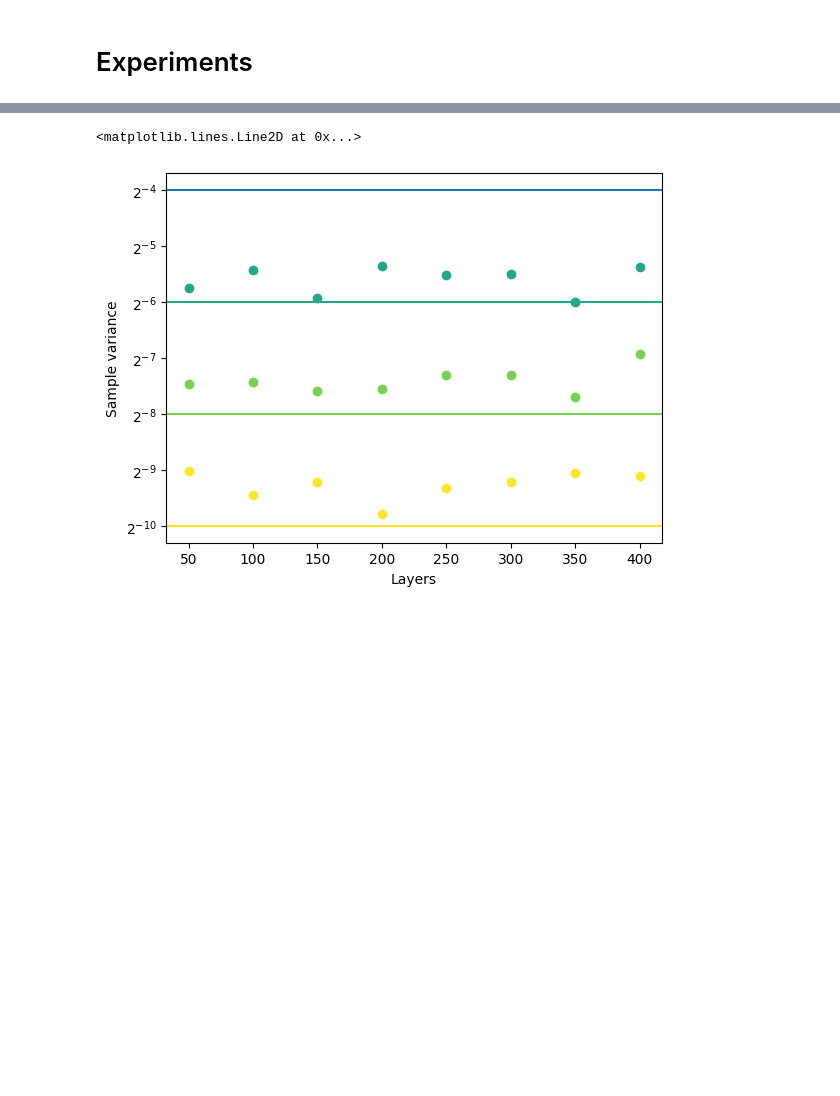
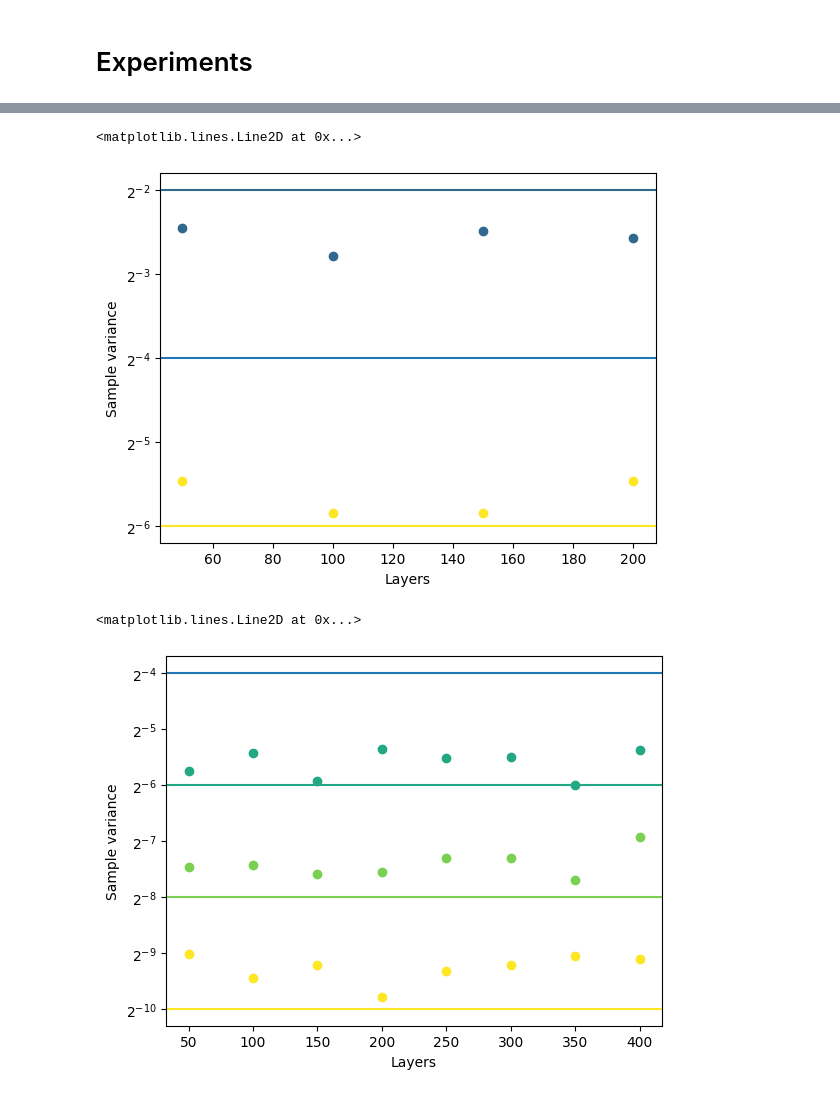
Before and after one commit to idnm/barren_traps, a Jupyter notebook: barren_traps.ipynb, the cells around one changed output, grey strips where cells are left out. Saved outputs shown, nothing was run; the diff lists cells and outputs as text; code cells hidden in the pictures; blank space fills up the shorter version.

```diff
--- a/barren_traps.ipynb
+++ b/barren_traps.ipynb
@@ -289,3 +305,9 @@ class Experiment:
+# %%
+experiment_ry.plot_results()
+plt.axhline(2**-4)
+# %% [output]
+<matplotlib.lines.Line2D at 0x...>
+[figure, added]
 # %%
 experiment_rnd = Experiment.load('rnd')
 # %%
```
Also changed, not shown: parts of 4 cells of this notebook.
